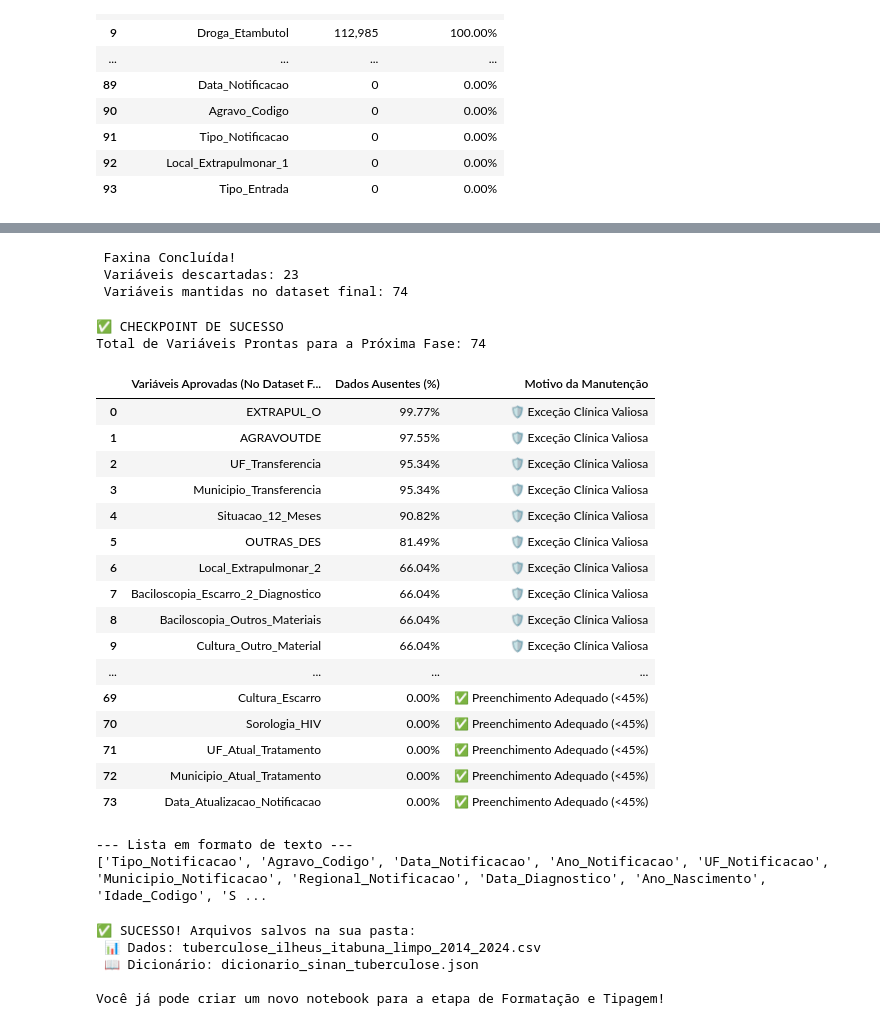
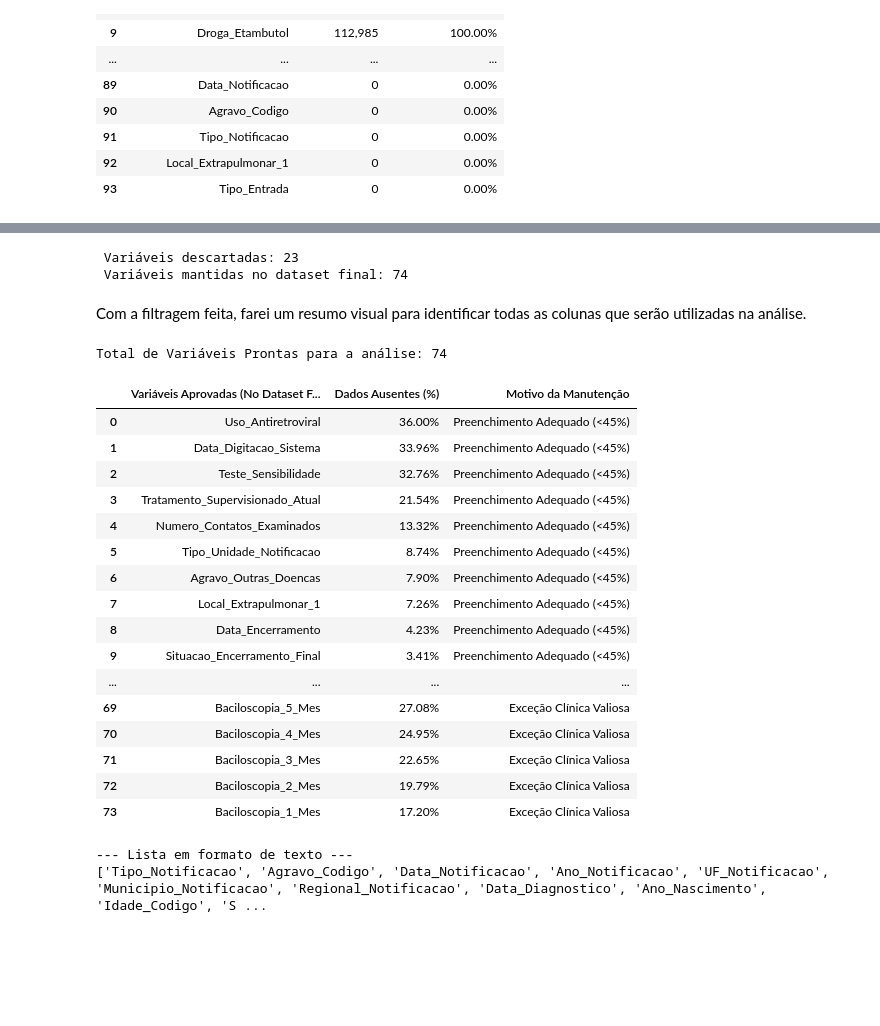
Before and after one commit to bcjesus-01/Analise-de-Dados-de-Tuberculose-DATASUS, a Jupyter notebook: notebooks/01_Análise_Qualidade_Dados.ipynb, the cells around one changed output, grey strips where cells are left out. Drawn from its saved outputs; the diff is of its cells as text; code cells hidden in the pictures; blank space fills up the shorter version.

Commit message:
Atualizazção na análise descritiva e temporal dos dados

```diff
--- a/notebooks/01_Análise_Qualidade_Dados.ipynb
+++ b/notebooks/01_Análise_Qualidade_Dados.ipynb
@@ -373,104 +371,89 @@ excecoes_conhecidas = [
     'Baciloscopia_Outros_Materiais', 'Cultura_Outro_Material', 'Baciloscopia_Escarro_2_Diagnostico'
 ]
 
-# 2. IDENTIFICAÇÃO DAS COLUNAS CRÍTICAS (>= 45%)
+#IDENTIFICAÇÃO DAS COLUNAS (>= 45%)
 colunas_criticas = perc_nulos_decada[perc_nulos_decada >= 45.0].index.tolist()
 
 # 3. EXECUTANDO A LIMPEZA DEFINTIVA
-# Variáveis que estão na lista crítica MAS NÃO estão nas exceções
 colunas_para_deletar = [col for col in colunas_criticas if col not in excecoes_conhecidas]
 
 # Deletando do dataframe da década
 df_limpo = df_regiao_decada.drop(columns=colunas_para_deletar).copy()
 
-print(f" Faxina Concluída!")
 print(f" Variáveis descartadas: {len(colunas_para_deletar)}")
 print(f" Variáveis mantidas no dataset final: {len(df_limpo.columns)}")
 # %% [output]
- Faxina Concluída!
  Variáveis descartadas: 23
  Variáveis mantidas no dataset final: 74
+# %% [markdown]
+
+
+Com a filtragem feita, farei um resumo visual para identificar todas as colunas que serão utilizadas na análise.
 # %%
-# 1. RECUPERANDO AS VARIÁVEIS APROVADAS
+# 1. RECUPERANDO AS VARIÁVEIS ÚTEIS
 colunas_aprovadas = df_limpo.columns.tolist()
 
-# 2. CRIANDO UM RESUMO VISUAL DO CHECKPOINT
-# Vamos criar uma tabela mostrando as colunas que ficaram e o motivo
+# 2. CRIANDO UM RESUMO VISUAL
 df_resumo_aprovadas = pd.DataFrame({
     'Variáveis Aprovadas (No Dataset Final)': colunas_aprovadas,
     'Dados Ausentes (%)': perc_nulos_decada[colunas_aprovadas].values
 })
 
 # Identificando o motivo da manutenção
 df_resumo_aprovadas['Motivo da Manutenção'] = df_resumo_aprovadas['Variáveis Aprovadas (No Dataset Final)'].apply(
-    lambda x: '🛡️ Exceção Clínica Valiosa' if x in excecoes_conhecidas else '✅ Preenchimento Adequado (<45%)'
+    lambda x: 'Exceção Clínica Valiosa' if x in excecoes_conhecidas else 'Preenchimento Adequado (<45%)'
 )
 
 # Ordenando para facilitar a leitura (das exceções mais nulas para os dados mais preenchidos)
 df_resumo_aprovadas.sort_values(by=['Motivo da Manutenção', 'Dados Ausentes (%)'], ascending=[False, False], inplace=True)
 df_resumo_aprovadas.reset_index(drop=True, inplace=True)
 
 # 3. EXIBIÇÃO SÊNIOR
-print(f"✅ CHECKPOINT DE SUCESSO")
-print(f"Total de Variáveis Prontas para a Próxima Fase: {len(colunas_aprovadas)}\n")
+print(f"Total de Variáveis Prontas para a análise: {len(colunas_aprovadas)}\n")
 
 tabela_visual_aprovadas = df_resumo_aprovadas.style.format({
     'Dados Ausentes (%)': '{:.2f}%'
 }).applymap(
     lambda val: 'color: blue; font-weight: bold' if 'Exceção' in val else 'color: green',
     subset=['Motivo da Manutenção']
 )
 
 # Exibe a tabela interativa
 display(tabela_visual_aprovadas)
 
-# Opcional: Se você quiser imprimir apenas a lista de texto corrido (para copiar/colar):
 print("\n--- Lista em formato de texto ---")
 print(colunas_aprovadas)
 # %% [output]
-✅ CHECKPOINT DE SUCESSO
-Total de Variáveis Prontas para a Próxima Fase: 74
+Total de Variáveis Prontas para a análise: 74
 |  | Variáveis Aprovadas (No Dataset F... | Dados Ausentes (%) | Motivo da Manutenção |
-| 0 | EXTRAPUL_O | 99.77% | 🛡️ Exceção Clínica Valiosa |
-| 1 | AGRAVOUTDE | 97.55% | 🛡️ Exceção Clínica Valiosa |
-| 2 | UF_Transferencia | 95.34% | 🛡️ Exceção Clínica Valiosa |
-| 3 | Municipio_Transferencia | 95.34% | 🛡️ Exceção Clínica Valiosa |
-| 4 | Situacao_12_Meses | 90.82% | 🛡️ Exceção Clínica Valiosa |
-| 5 | OUTRAS_DES | 81.49% | 🛡️ Exceção Clínica Valiosa |
-| 6 | Local_Extrapulmonar_2 | 66.04% | 🛡️ Exceção Clínica Valiosa |
-| 7 | Baciloscopia_Escarro_2_Diagnostico | 66.04% | 🛡️ Exceção Clínica Valiosa |
-| 8 | Baciloscopia_Outros_Materiais | 66.04% | 🛡️ Exceção Clínica Valiosa |
-| 9 | Cultura_Outro_Material | 66.04% | 🛡️ Exceção Clínica Valiosa |
+| 0 | Uso_Antiretroviral | 36.00% | Preenchimento Adequado (<45%) |
+| 1 | Data_Digitacao_Sistema | 33.96% | Preenchimento Adequado (<45%) |
+| 2 | Teste_Sensibilidade | 32.76% | Preenchimento Adequado (<45%) |
+| 3 | Tratamento_Supervisionado_Atual | 21.54% | Preenchimento Adequado (<45%) |
+| 4 | Numero_Contatos_Examinados | 13.32% | Preenchimento Adequado (<45%) |
+| 5 | Tipo_Unidade_Notificacao | 8.74% | Preenchimento Adequado (<45%) |
+| 6 | Agravo_Outras_Doencas | 7.90% | Preenchimento Adequado (<45%) |
+| 7 | Local_Extrapulmonar_1 | 7.26% | Preenchimento Adequado (<45%) |
+| 8 | Data_Encerramento | 4.23% | Preenchimento Adequado (<45%) |
+| 9 | Situacao_Encerramento_Final | 3.41% | Preenchimento Adequado (<45%) |
 | ... | ... | ... | ... |
-| 69 | Cultura_Escarro | 0.00% | ✅ Preenchimento Adequado (<45%) |
-| 70 | Sorologia_HIV | 0.00% | ✅ Preenchimento Adequado (<45%) |
-| 71 | UF_Atual_Tratamento | 0.00% | ✅ Preenchimento Adequado (<45%) |
-| 72 | Municipio_Atual_Tratamento | 0.00% | ✅ Preenchimento Adequado (<45%) |
-| 73 | Data_Atualizacao_Notificacao | 0.00% | ✅ Preenchimento Adequado (<45%) |
+| 69 | Baciloscopia_5_Mes | 27.08% | Exceção Clínica Valiosa |
+| 70 | Baciloscopia_4_Mes | 24.95% | Exceção Clínica Valiosa |
+| 71 | Baciloscopia_3_Mes | 22.65% | Exceção Clínica Valiosa |
+| 72 | Baciloscopia_2_Mes | 19.79% | Exceção Clínica Valiosa |
+| 73 | Baciloscopia_1_Mes | 17.20% | Exceção Clínica Valiosa |
 --- Lista em formato de texto ---
 ['Tipo_Notificacao', 'Agravo_Codigo', 'Data_Notificacao', 'Ano_Notificacao', 'UF_Notificacao', 'Municipio_Notificacao', 'Regional_Notificacao', 'Data_Diagnostico', 'Ano_Nascimento', 'Idade_Codigo', 'S ...
 # %%
 import json
 
 # 1. SALVANDO O DATASET LIMPO
-# index=False evita que o Pandas crie uma coluna extra inútil com o número da linha
 nome_arquivo_dados = 'tuberculose_ilheus_itabuna_limpo_2014_2024.csv'
 df_limpo.to_csv(nome_arquivo_dados, index=False, encoding='utf-8')
 
 # 2. SALVANDO O DICIONÁRIO EM JSON
-# ensure_ascii=False garante que acentos (se houver) fiquem legíveis no arquivo
-# indent=4 deixa o arquivo JSON organizado e fácil de ler caso você o abra no VS Code
 nome_arquivo_json = 'dicionario_sinan_tuberculose.json'
 with open(nome_arquivo_json, 'w', encoding='utf-8') as f:
     json.dump(dicionario_sinan_completo, f, ensure_ascii=False, indent=4)
 
-print(f"✅ SUCESSO! Arquivos salvos na sua pasta:")
-print(f" 📊 Dados: {nome_arquivo_dados}")
-print(f" 📖 Dicionário: {nome_arquivo_json}")
-print("\nVocê já pode criar um novo notebook para a etapa de Formatação e Tipagem!")
+print(f"Arquivos salvos")
-# %% [output]
-✅ SUCESSO! Arquivos salvos na sua pasta:
- 📊 Dados: tuberculose_ilheus_itabuna_limpo_2014_2024.csv
- 📖 Dicionário: dicionario_sinan_tuberculose.json
-
-Você já pode criar um novo notebook para a etapa de Formatação e Tipagem!
```
Also changed, not shown: parts of 7 cells of this notebook, 6 other files.
